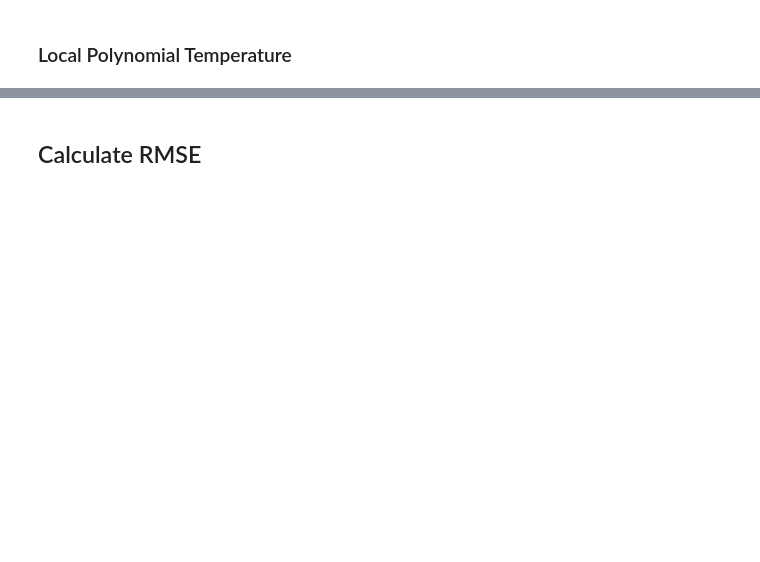
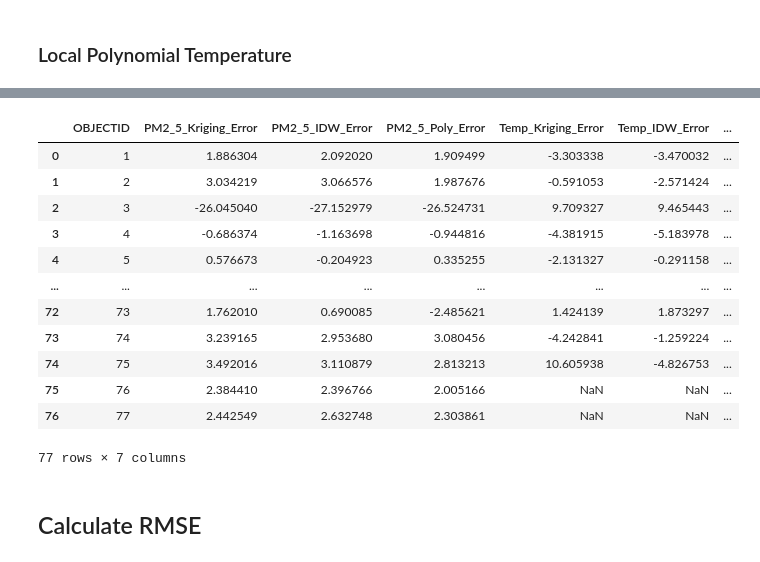
Before and after one commit to RTGS-Lab/QualityAirQualityCities, a Jupyter notebook: arcpy/interpolation/PM_Interpolation_SINGLE_SENSOR.ipynb, the cells around one changed output, grey strips where cells are left out. Saved outputs shown, nothing was run; the diff lists cells and outputs as text; code cells hidden in the pictures; blank space fills up the shorter version.

```diff
--- a/arcpy/interpolation/PM_Interpolation_SINGLE_SENSOR.ipynb
+++ b/arcpy/interpolation/PM_Interpolation_SINGLE_SENSOR.ipynb
@@ -236,9 +240,0 @@ arcpy.analysis.SpatialJoin(
-# %%
-# Specify the input feature class and fields to include
-input_fc ="PM2_5_Kriging_Join"
-fields = ["latitude", "longitude", "OBJECTID", "Error"]
-
-# Convert the feature class to a NumPy array and create a Pandas DataFrame
-arr = arcpy.da.TableToNumPyArray(input_fc, fields)
-rmse_df = pd.DataFrame(arr)
-rmse_df = rmse_df.rename(columns={'Error': 'PM2_5_Kriging_Error'})
@@ -429,3 +336,19 @@ rmse_df = merged_df.rename(columns={'Error': 'Temp_Poly_Error'})
+# %%
+rmse_df
+# %% [output]
+|  | OBJECTID | PM2_5_Kriging_Error | PM2_5_IDW_Error | PM2_5_Poly_Error | Temp_Kriging_Error | Temp_IDW_Error | ... |
+| 0 | 1 | 1.886304 | 2.092020 | 1.909499 | -3.303338 | -3.470032 | ... |
+| 1 | 2 | 3.034219 | 3.066576 | 1.987676 | -0.591053 | -2.571424 | ... |
+| 2 | 3 | -26.045040 | -27.152979 | -26.524731 | 9.709327 | 9.465443 | ... |
+| 3 | 4 | -0.686374 | -1.163698 | -0.944816 | -4.381915 | -5.183978 | ... |
+| 4 | 5 | 0.576673 | -0.204923 | 0.335255 | -2.131327 | -0.291158 | ... |
+| ... | ... | ... | ... | ... | ... | ... | ... |
+| 72 | 73 | 1.762010 | 0.690085 | -2.485621 | 1.424139 | 1.873297 | ... |
+| 73 | 74 | 3.239165 | 2.953680 | 3.080456 | -4.242841 | -1.259224 | ... |
+| 74 | 75 | 3.492016 | 3.110879 | 2.813213 | 10.605938 | -4.826753 | ... |
+| 75 | 76 | 2.384410 | 2.396766 | 2.005166 | NaN | NaN | ... |
+| 76 | 77 | 2.442549 | 2.632748 | 2.303861 | NaN | NaN | ... |
+77 rows × 7 columns
 # %% [markdown]
 ## Calculate RMSE
 # %%
```
Also changed, not shown: parts of 37 cells of this notebook, 1 other file.
